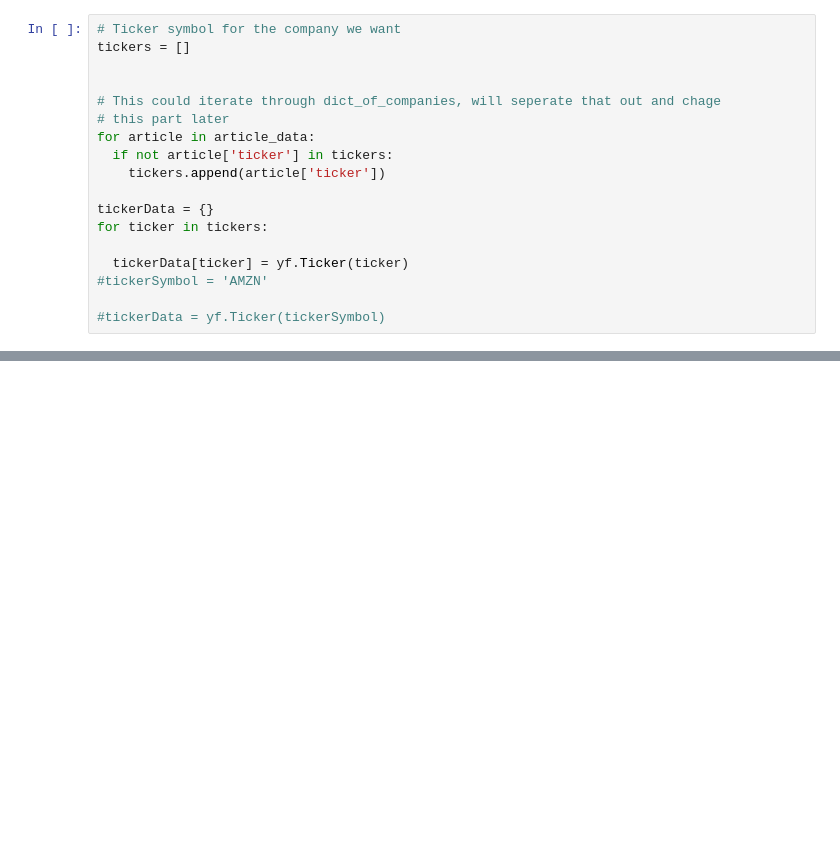
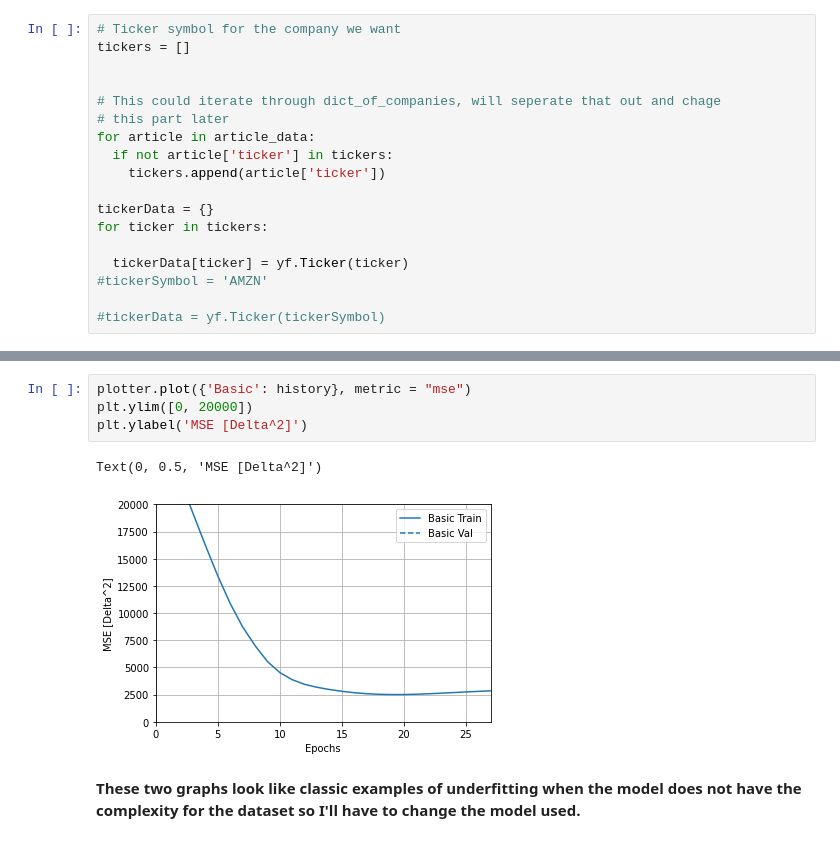
Before and after one commit to shaye059/Machine-Learning-Stock-Prediction, a Jupyter notebook: Stock_Prediction.ipynb, the cells around one changed output, grey strips where cells are left out. Cells and saved outputs as stored; diff of their text form; blank space fills up the shorter version.

```diff
--- a/Stock_Prediction.ipynb
+++ b/Stock_Prediction.ipynb
@@ -301,0 +630,9 @@ for article in article_data[0:3]:
+# %%
+plotter.plot({'Basic': history}, metric = "mse")
+plt.ylim([0, 20000])
+plt.ylabel('MSE [Delta^2]')
+# %% [output]
+Text(0, 0.5, 'MSE [Delta^2]')
+[figure, added]
+# %% [markdown]
+**These two graphs look like classic examples of underfitting when the model does not have the complexity for the dataset so I'll have to change the model used.**
```
Also changed, not shown: parts of 49 cells of this notebook.
